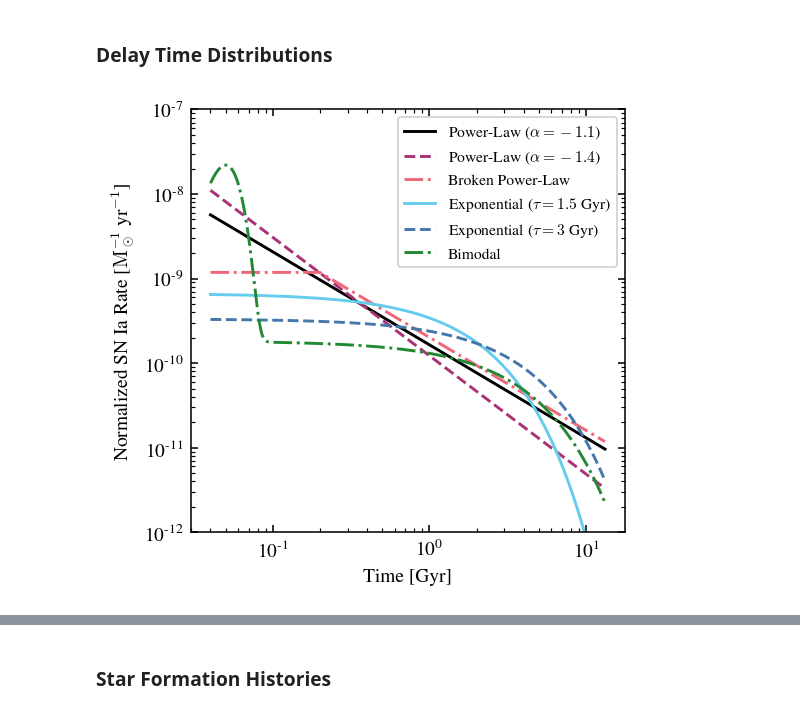
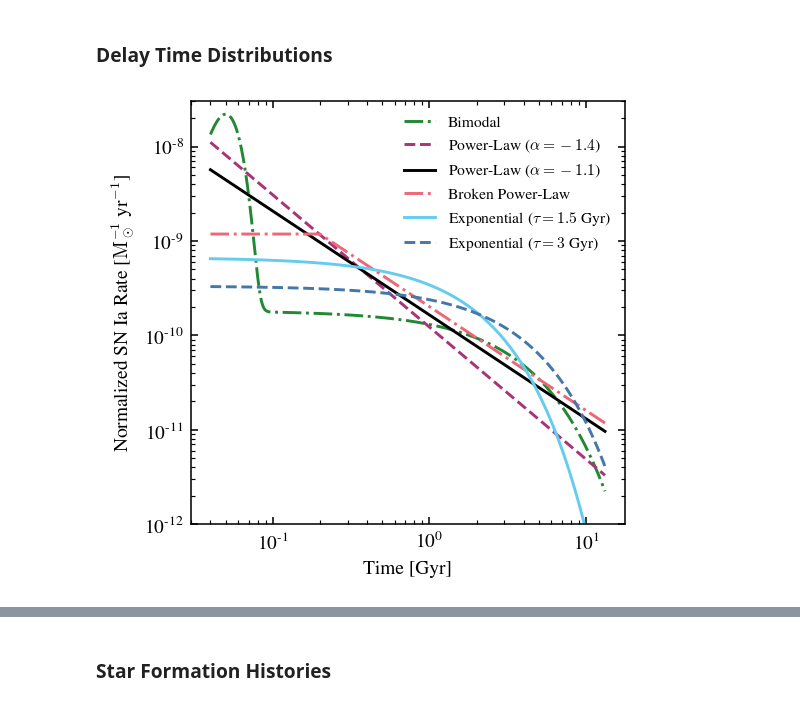
Before and after one commit to lodubay/galactic-dtd, a Jupyter notebook: notebooks/one_zone_degeneracy.ipynb, the cells around one changed output, grey strips where cells are left out. Saved outputs shown, nothing was run; the diff lists cells and outputs as text; code cells hidden in the pictures.

```diff
--- a/notebooks/one_zone_degeneracy.ipynb
+++ b/notebooks/one_zone_degeneracy.ipynb
@@ -68,34 +68,34 @@ exp = {
     'color': '#66ccee',
     'line': '-',
 }
 exp_long = {
     'name': 'exponential_long',
     'func': Exponential(timescale=3),
     'label': r'Exponential ($\tau=3$ Gyr)',
     'color': '#4477aa',
     'line': '--',
 }
 bimodal = {
     'name': 'bimodal',
     'func': Bimodal(),
     'label': 'Bimodal',
     'color': '#228833',
     'line': '-.',
 }
 
-dtds = [plaw, plaw_steep, plaw_broken, exp, exp_long, bimodal]
+dtds = [bimodal, plaw_steep, plaw, plaw_broken, exp, exp_long]
 
 fig, ax = plt.subplots()
 time = [0.001*i for i in range(40, 13201)]
 for dtd in dtds:
     func = dtd['func']
     ax.plot(time, [func(t) for t in time], label=dtd['label'], c=dtd['color'], ls=dtd['line'])
 ax.set_xscale('log')
 ax.set_yscale('log')
-ax.set_ylim((1e-12, 1e-7))
+ax.set_ylim((1e-12, 3e-8))
 ax.set_xlabel('Time [Gyr]')
 ax.set_ylabel(r'Normalized SN Ia Rate [$\rm{M}_\odot^{-1}$ yr$^{-1}$]')
-ax.legend()
+ax.legend(frameon=False)
 plt.show()
 # %% [output]
-[figure, old version]
+[figure, new version]
```
Also changed, not shown: parts of 15 cells of this notebook, 1 other file.
